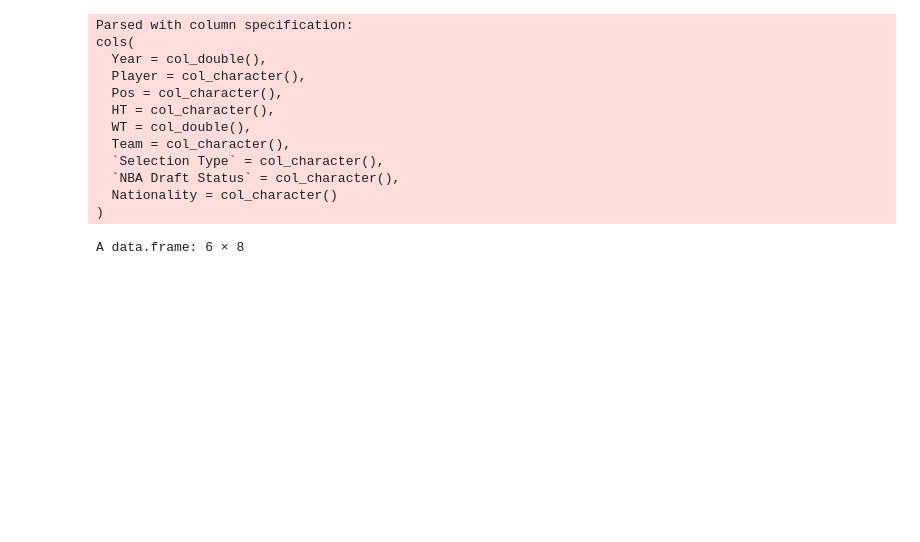
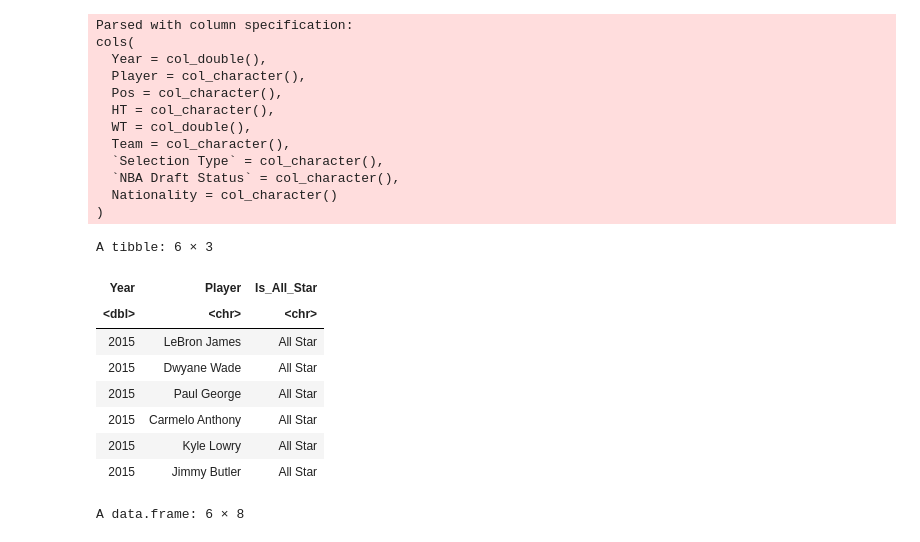
Before and after one commit to RayNguyent/DSCI-100-project, a Jupyter notebook: proposal.ipynb, the cells around one changed output. Cells and saved outputs as stored; diff of their text form; code cells hidden in the pictures; blank space fills up the shorter version.

```diff
--- a/Untitled.ipynb
+++ b/proposal.ipynb
@@ -76,22 +56,33 @@ A data.frame: 6 × 7
 # %%
-# Read the all stars dataset that includes the name of all players that won an All Star title.
-# Here we also use data from 2011 to 2015 season too
+## Data set #1: NBA All Stars 2000-2016
+## Filtered from years 2011-2015
+
 all_stars <- read_csv("https://raw.githubusercontent.com/RayNguyent/DSCI-100-project/develop/data/all_stars_2000_2016.csv")
 all_stars_filtered <- all_stars %>%
     filter(Year <= 2015 & Year >= 2011) %>%
     select(Year, Player) %>%
     mutate(Is_All_Star = "All Star")
+head(all_stars_filtered)
 # %% [output]
 Parsed with column specification:
 cols(
   Year = col_double(),
   Player = col_character(),
   Pos = col_character(),
   HT = col_character(),
   WT = col_double(),
   Team = col_character(),
   `Selection Type` = col_character(),
   `NBA Draft Status` = col_character(),
   Nationality = col_character()
 )
+A tibble: 6 × 3
+| Year | Player | Is_All_Star |
+| <dbl> | <chr> | <chr> |
+| 2015 | LeBron James | All Star |
+| 2015 | Dwyane Wade | All Star |
+| 2015 | Paul George | All Star |
+| 2015 | Carmelo Anthony | All Star |
+| 2015 | Kyle Lowry | All Star |
+| 2015 | Jimmy Butler | All Star |
 # %%
```
Also changed, not shown: parts of 17 cells of this notebook.
